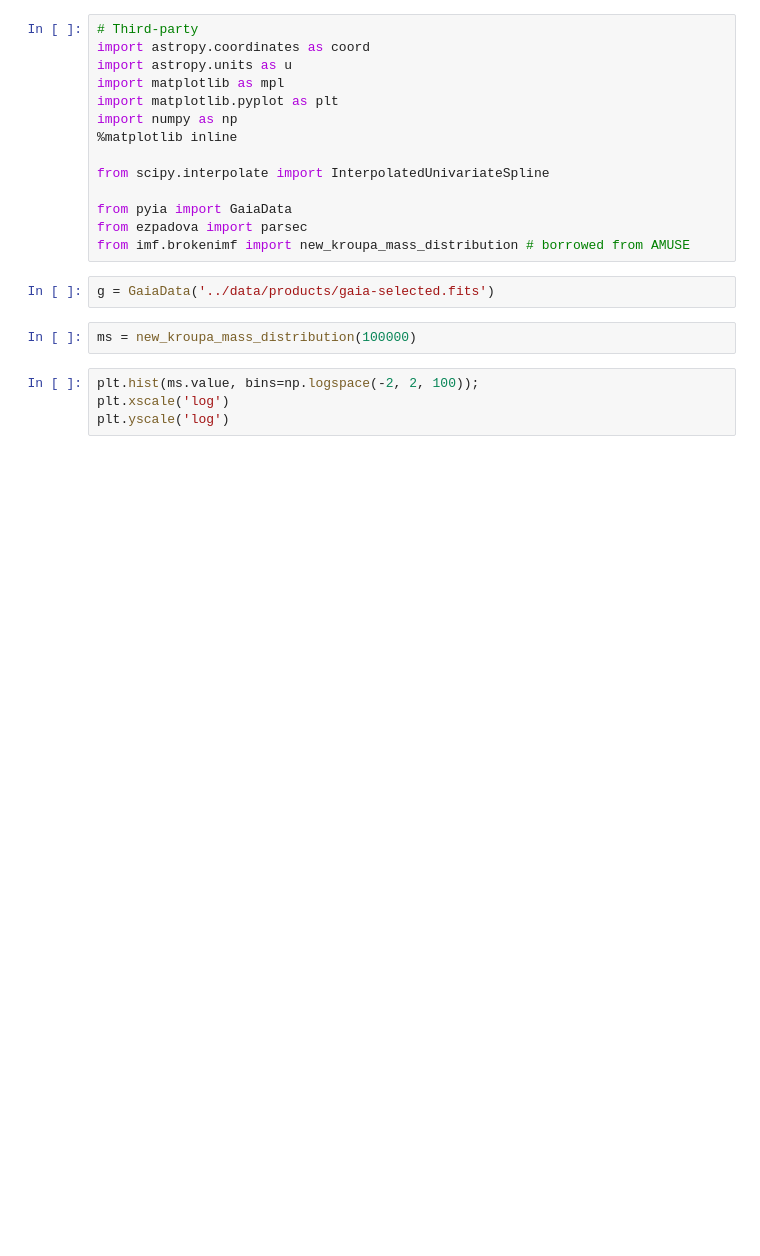
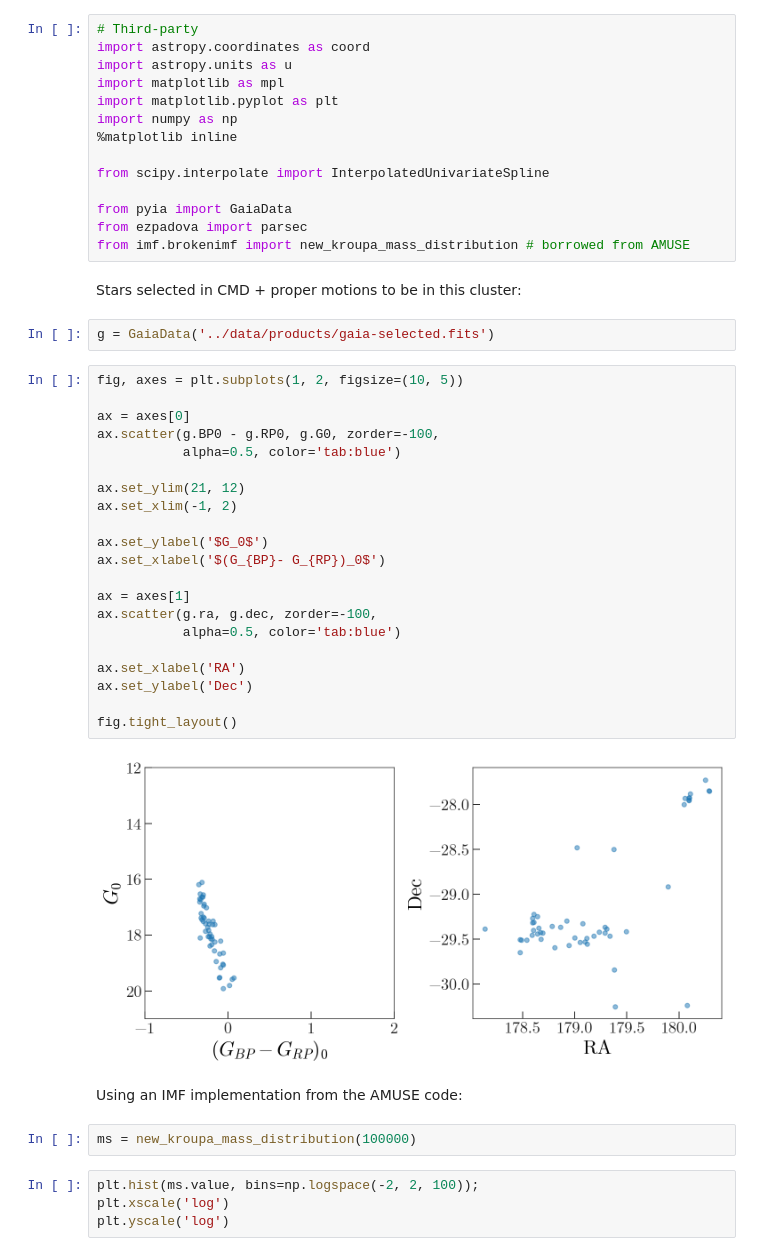
Before and after one commit to adrn/dr2-lmc-cluster, a Jupyter notebook: notebooks/LF-stellar-mass.ipynb, the cells around one changed output. Drawn from its saved outputs; the diff is of its cells as text; blank space fills up the shorter version.

Commit message:
plots

```diff
--- a/notebooks/LF-stellar-mass.ipynb
+++ b/notebooks/LF-stellar-mass.ipynb
@@ -12,8 +12,35 @@ from scipy.interpolate import InterpolatedUnivariateSpline
 from pyia import GaiaData
 from ezpadova import parsec
 from imf.brokenimf import new_kroupa_mass_distribution # borrowed from AMUSE
+# %% [markdown]
+Stars selected in CMD + proper motions to be in this cluster:
 # %%
 g = GaiaData('../data/products/gaia-selected.fits')
+# %%
+fig, axes = plt.subplots(1, 2, figsize=(10, 5))
+
+ax = axes[0]
+ax.scatter(g.BP0 - g.RP0, g.G0, zorder=-100,
+           alpha=0.5, color='tab:blue')
+
+ax.set_ylim(21, 12)
+ax.set_xlim(-1, 2)
+
+ax.set_ylabel('$G_0$')
+ax.set_xlabel('$(G_{BP}- G_{RP})_0$')
+
+ax = axes[1]
+ax.scatter(g.ra, g.dec, zorder=-100,
+           alpha=0.5, color='tab:blue')
+
+ax.set_xlabel('RA')
+ax.set_ylabel('Dec')
+
+fig.tight_layout()
+# %% [output]
+[figure, added]
+# %% [markdown]
+Using an IMF implementation from the AMUSE code:
 # %%
 ms = new_kroupa_mass_distribution(100000)
 # %%
```
Also changed, not shown: parts of 4 cells of this notebook.
